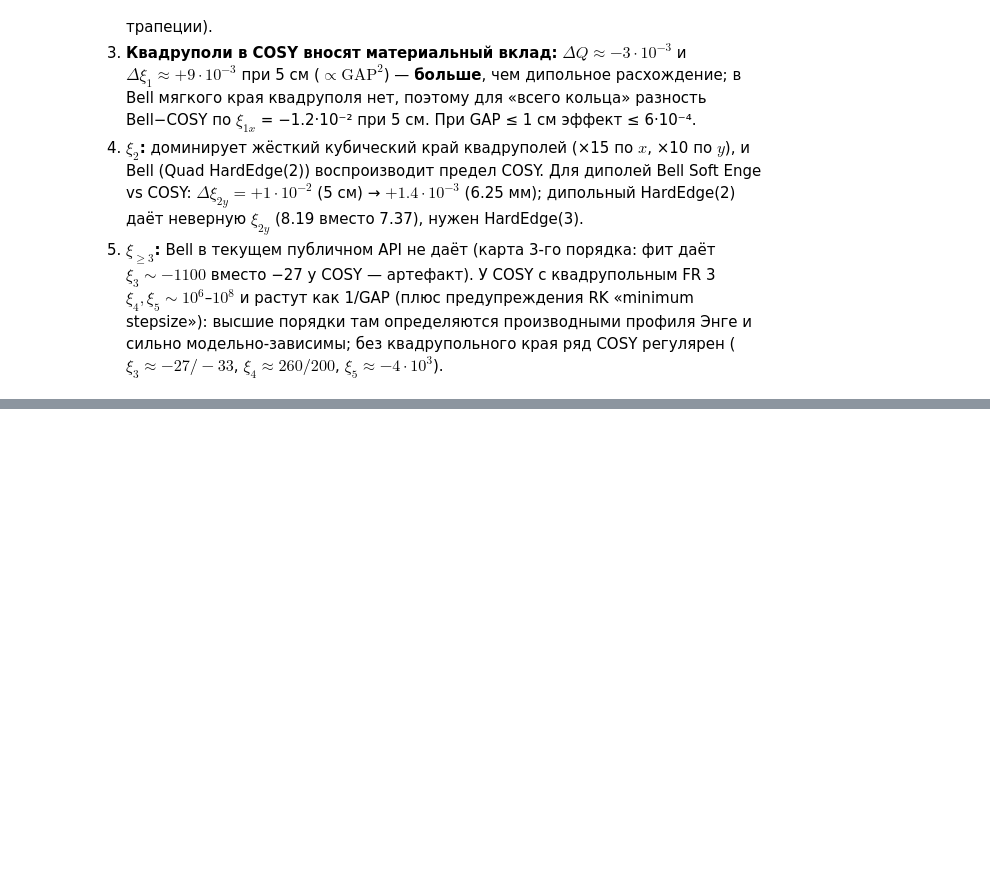
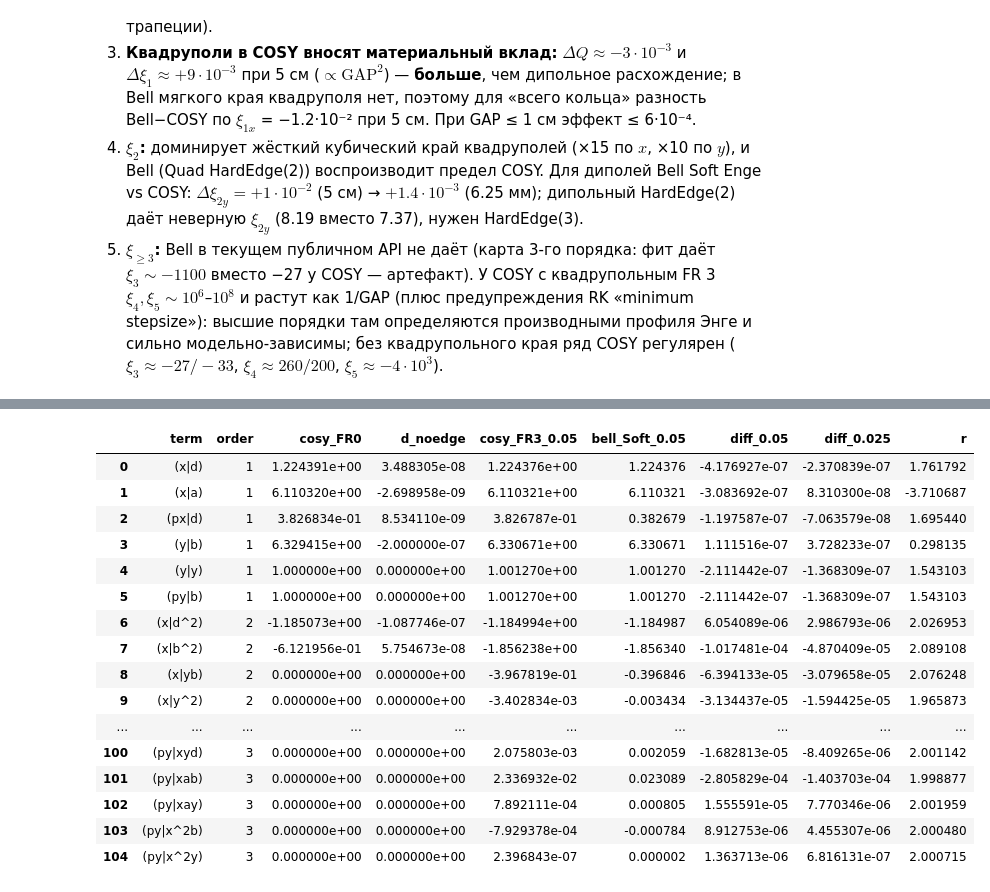
Before and after one commit to sergeybell/SCT_2, a Jupyter notebook: chromaticity/fringe_comparison/fringe_comparison.ipynb, the cells around one changed output, grey strips where cells are left out. Saved outputs shown, nothing was run; the diff lists cells and outputs as text; code cells hidden in the pictures; blank space fills up the shorter version.

```diff
--- a/chromaticity/fringe_comparison/fringe_comparison.ipynb
+++ b/chromaticity/fringe_comparison/fringe_comparison.ipynb
@@ -352,0 +362,23 @@ GAP 0.00625  Bell SoftEnge - COSY FR3 dip:  dxi_x = -3.67e-04  dxi_y = +1.24e-04
+# %%
+sd = pd.read_csv('single_dipole/output/single_bm_compare.csv')
+sd['d_noedge'] = sd.bell_NoEdge - sd.cosy_FR0; sd['r'] = sd['diff_0.05']/sd['diff_0.025'].replace(0, np.nan)
+show = sd[(sd['diff_0.05'].abs() > 1e-7) | (sd.d_noedge.abs() > 1e-7)]
+show[['term','order','cosy_FR0','d_noedge','cosy_FR3_0.05','bell_Soft_0.05','diff_0.05','diff_0.025','r']].reset_index(drop=True)
+# %% [output]
+|  | term | order | cosy_FR0 | d_noedge | cosy_FR3_0.05 | bell_Soft_0.05 | diff_0.05 | diff_0.025 | r |
+| 0 | (x|d) | 1 | 1.224391e+00 | 3.488305e-08 | 1.224376e+00 | 1.224376 | -4.176927e-07 | -2.370839e-07 | 1.761792 |
+| 1 | (x|a) | 1 | 6.110320e+00 | -2.698958e-09 | 6.110321e+00 | 6.110321 | -3.083692e-07 | 8.310300e-08 | -3.710687 |
+| 2 | (px|d) | 1 | 3.826834e-01 | 8.534110e-09 | 3.826787e-01 | 0.382679 | -1.197587e-07 | -7.063579e-08 | 1.695440 |
+| 3 | (y|b) | 1 | 6.329415e+00 | -2.000000e-07 | 6.330671e+00 | 6.330671 | 1.111516e-07 | 3.728233e-07 | 0.298135 |
+| 4 | (y|y) | 1 | 1.000000e+00 | 0.000000e+00 | 1.001270e+00 | 1.001270 | -2.111442e-07 | -1.368309e-07 | 1.543103 |
+| 5 | (py|b) | 1 | 1.000000e+00 | 0.000000e+00 | 1.001270e+00 | 1.001270 | -2.111442e-07 | -1.368309e-07 | 1.543103 |
+| 6 | (x|d^2) | 2 | -1.185073e+00 | -1.087746e-07 | -1.184994e+00 | -1.184987 | 6.054089e-06 | 2.986793e-06 | 2.026953 |
+| 7 | (x|b^2) | 2 | -6.121956e-01 | 5.754673e-08 | -1.856238e+00 | -1.856340 | -1.017481e-04 | -4.870409e-05 | 2.089108 |
+| 8 | (x|yb) | 2 | 0.000000e+00 | 0.000000e+00 | -3.967819e-01 | -0.396846 | -6.394133e-05 | -3.079658e-05 | 2.076248 |
+| 9 | (x|y^2) | 2 | 0.000000e+00 | 0.000000e+00 | -3.402834e-03 | -0.003434 | -3.134437e-05 | -1.594425e-05 | 1.965873 |
+| ... | ... | ... | ... | ... | ... | ... | ... | ... | ... |
+| 100 | (py|xyd) | 3 | 0.000000e+00 | 0.000000e+00 | 2.075803e-03 | 0.002059 | -1.682813e-05 | -8.409265e-06 | 2.001142 |
+| 101 | (py|xab) | 3 | 0.000000e+00 | 0.000000e+00 | 2.336932e-02 | 0.023089 | -2.805829e-04 | -1.403703e-04 | 1.998877 |
+| 102 | (py|xay) | 3 | 0.000000e+00 | 0.000000e+00 | 7.892111e-04 | 0.000805 | 1.555591e-05 | 7.770346e-06 | 2.001959 |
+| 103 | (py|x^2b) | 3 | 0.000000e+00 | 0.000000e+00 | -7.929378e-04 | -0.000784 | 8.912753e-06 | 4.455307e-06 | 2.000480 |
+| 104 | (py|x^2y) | 3 | 0.000000e+00 | 0.000000e+00 | 2.396843e-07 | 0.000002 | 1.363713e-06 | 6.816131e-07 | 2.000715 |
```
Also changed, not shown: parts of 11 cells of this notebook, 30 other files.
